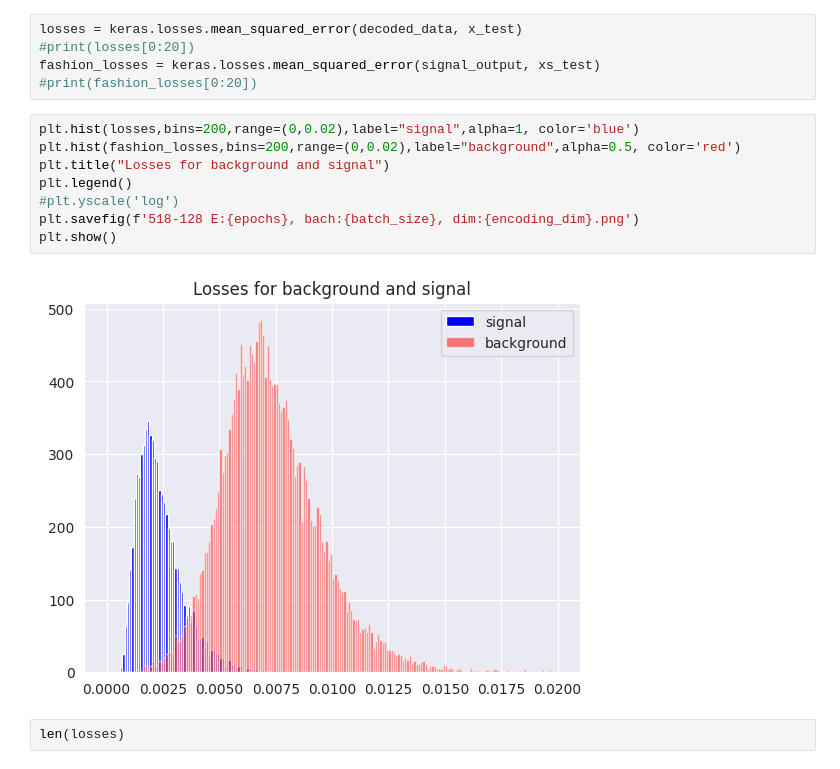
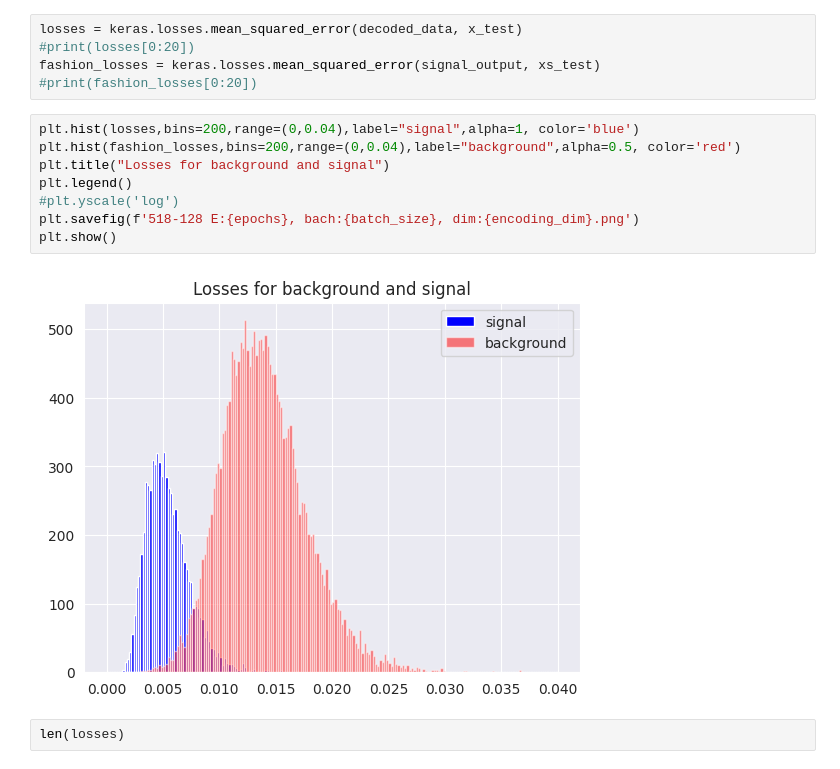
Before and after one commit to slysek/autoencoding_pp, a Jupyter notebook: Autoencoder_outliers.ipynb, the cells around one changed output. Cells and saved outputs as stored; diff of their text form.

```diff
--- a/Autoencoder_outliers.ipynb
+++ b/Autoencoder_outliers.ipynb
@@ -254,15 +254,15 @@ losses = keras.losses.mean_squared_error(decoded_data, x_test)
 fashion_losses = keras.losses.mean_squared_error(signal_output, xs_test)
 #print(fashion_losses[0:20])
 # %%
-plt.hist(losses,bins=200,range=(0,0.02),label="signal",alpha=1, color='blue')
-plt.hist(fashion_losses,bins=200,range=(0,0.02),label="background",alpha=0.5, color='red')
+plt.hist(losses,bins=200,range=(0,0.04),label="signal",alpha=1, color='blue')
+plt.hist(fashion_losses,bins=200,range=(0,0.04),label="background",alpha=0.5, color='red')
 plt.title("Losses for background and signal")
 plt.legend()
 #plt.yscale('log')
 plt.savefig(f'518-128 E:{epochs}, bach:{batch_size}, dim:{encoding_dim}.png')
 plt.show()
 # %% [output]
-[figure, old version]
+[figure, new version]
 # %%
 len(losses)
 # %% [output]
```
Also changed, not shown: parts of 12 cells of this notebook, 1 other file.
